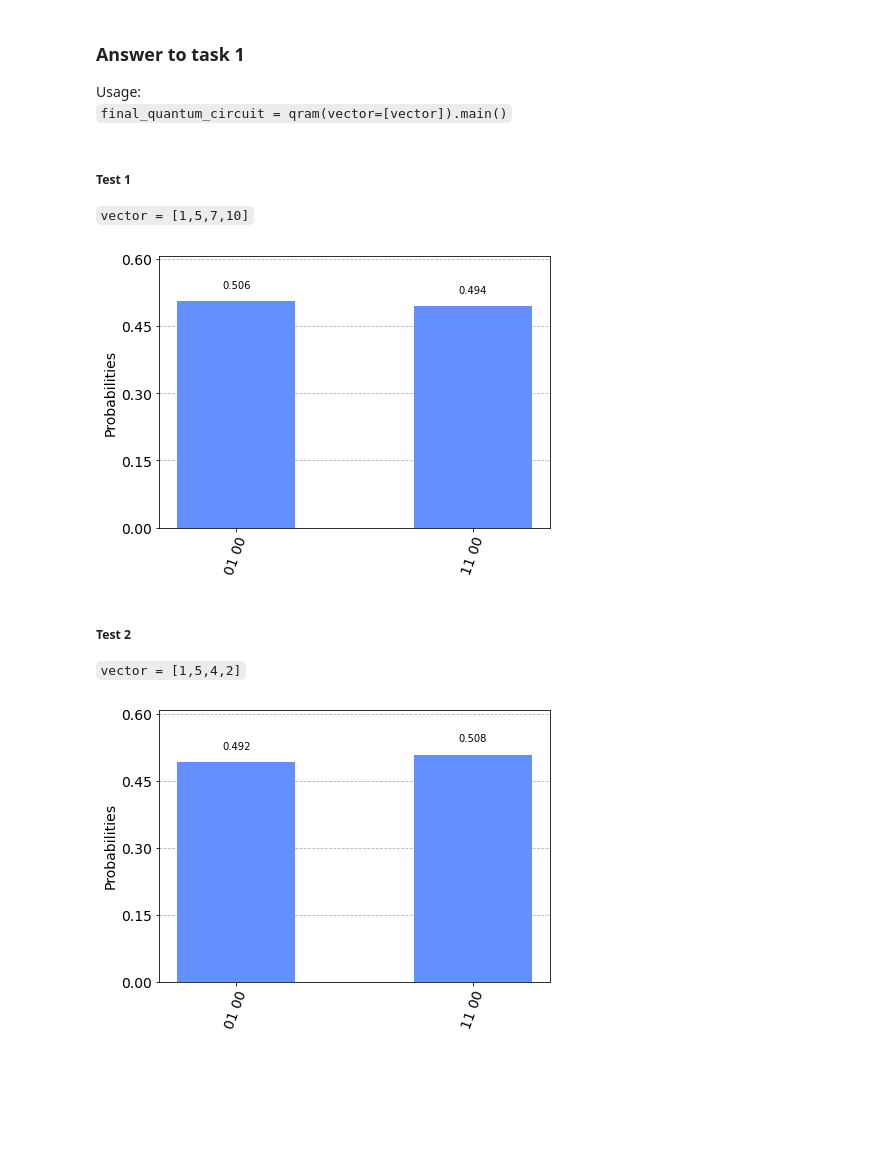
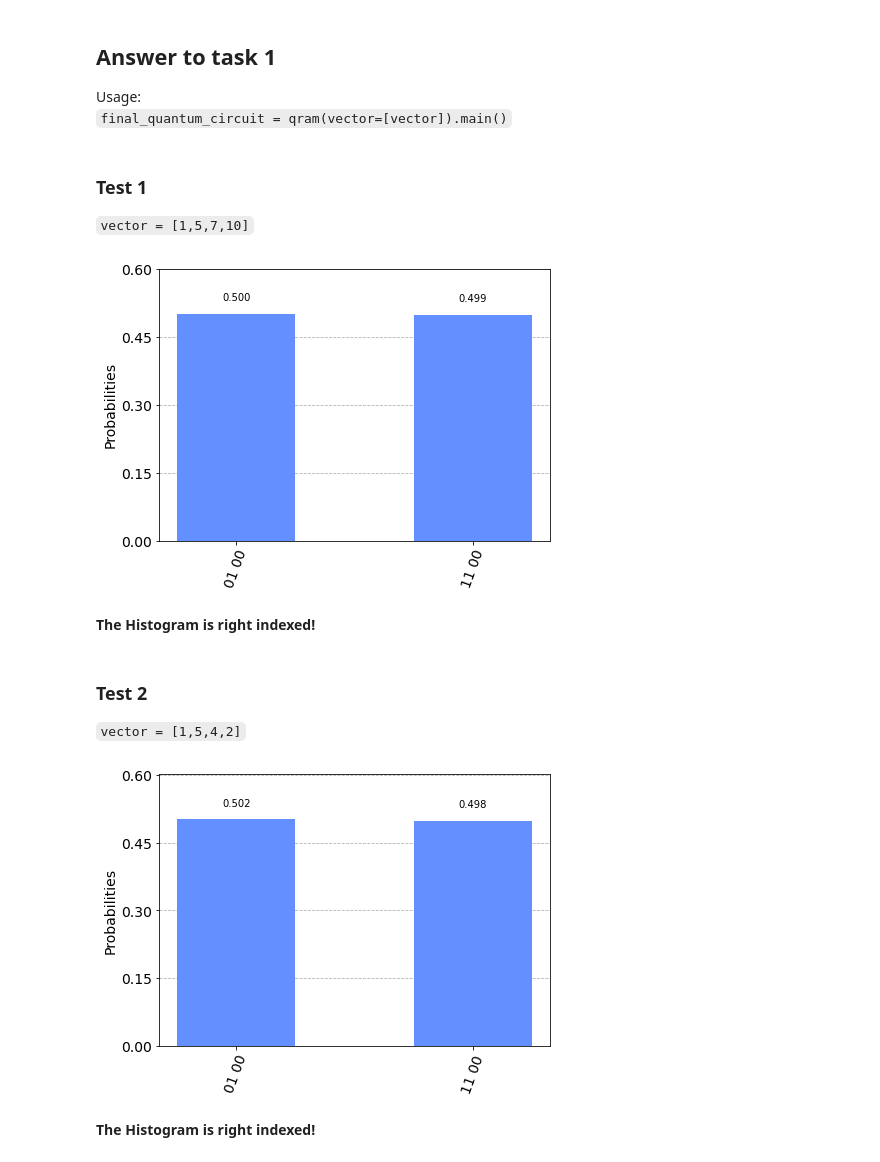
Before and after one commit to Agnij-Moitra/cohort-4-qosf, a Jupyter notebook: task1.ipynb, the cells around one changed output. Saved outputs shown, nothing was run; the diff lists cells and outputs as text; code cells hidden in the pictures; blank space fills up the shorter version.

````diff
--- a/task1.ipynb
+++ b/task1.ipynb
@@ -14,7 +13,7 @@ from qiskit.providers.aer import QasmSimulator
 # provider = IBMQ.load_account()
 bk = Aer.get_backend("qasm_simulator") # Use QASM Simulator for backend
 # %% [markdown]
-### Answer to task 1
+## Answer to task 1
 Usage: <br>
     ```final_quantum_circuit = qram(vector=[vector]).main()```
 # %%
@@ -131,22 +161,27 @@ class qram(object):
 
         return
 # %% [markdown]
-##### Test 1
+### Test 1
 `vector = [1,5,7,10]`
 # %%
 test1 = qram(vector=[1,5,7,10]).main()
 
 test1.measure_all() # measure all the qubits
-plot_histogram(execute(test1, bk).result().get_counts(test1)) # get result and plot the graph
+plot_histogram(execute(test1, bk, shots=8000).result().get_counts(test1)) # get result and plot the graph
 # %% [output]
-[figure, old version]
+[figure, new version]
+# %% [markdown]
+**The Histogram is right indexed!**
 # %% [markdown]
-##### Test 2
+### Test 2
 `vector = [1,5,4,2]`
 # %%
 test2 = qram(vector=[1,5,4,2]).main()
 
 test2.measure_all() # measure all the qubits
-plot_histogram(execute(test2, bk).result().get_counts(test2)) # get result and plot the graph
+plot_histogram(execute(test2, bk, shots=8000).result().get_counts(test2)) # get result and plot the graph
+# the histogram is right indexed!
 # %% [output]
-[figure, old version]
+[figure, new version]
+# %% [markdown]
+**The Histogram is right indexed!**
````
Also changed, not shown: parts of 2 cells of this notebook.
